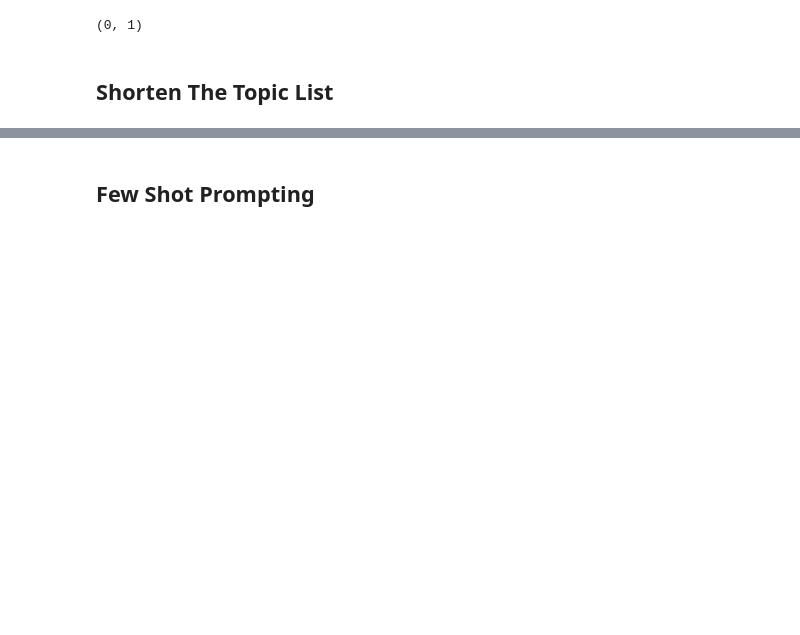
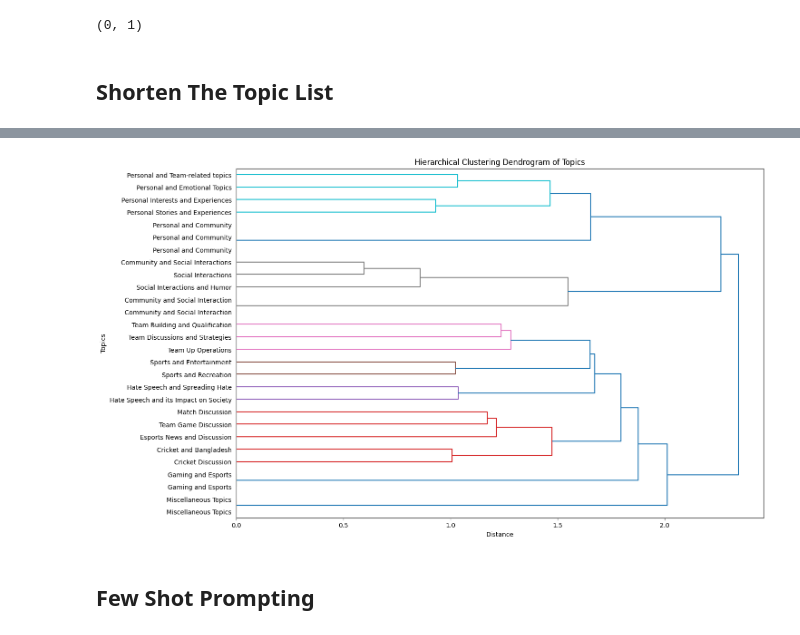
Before and after one commit to oitik/Esports-The-Future, a Jupyter notebook: gemma-7b-it-rag-in-esports-dataset.ipynb, the cells around one changed output, grey strips where cells are left out. Saved outputs shown, nothing was run; the diff lists cells and outputs as text; code cells hidden in the pictures; blank space fills up the shorter version.

```diff
--- a/gemma-7b-it-rag-in-esports-dataset.ipynb
+++ b/gemma-7b-it-rag-in-esports-dataset.ipynb
@@ -998,0 +1007,5 @@ topic_df.to_csv('All_topicsp4.csv', index=False)
+# %%
+tarr = tdf['topic'].tolist()
+
+print(len(tarr))
+tarr[:5]
@@ -998,0 +1019,2 @@ topic_df.to_csv('All_topicsp4.csv', index=False)
+# %%
+topics = ', '.join(tarr[:100])
@@ -1003,3 +1112,0 @@ print(len(farr))
-# %%
-topics = ", ".join(farr[:100])
-# topics
@@ -1014,0 +1204,24 @@ topics = ", ".join(farr[:100])
+# %%
+topics = [topic for topic in topics if topic != 'Nan']
+# %%
+import matplotlib.pyplot as plt
+import pandas as pd
+from scipy.cluster.hierarchy import dendrogram, linkage
+from sklearn.feature_extraction.text import TfidfVectorizer
+
+# Convert the topics into numerical vectors using TF-IDF
+vectorizer = TfidfVectorizer()
+X = vectorizer.fit_transform(topics)
+
+# Perform hierarchical clustering
+Z = linkage(X.toarray(), method='ward')
+
+# Plot the hierarchical clustering as a dendrogram
+plt.figure(figsize=(15, 10))
+dendrogram(Z, labels=topics, orientation='right', leaf_font_size=10)
+plt.title('Hierarchical Clustering Dendrogram of Topics')
+plt.xlabel('Distance')
+plt.ylabel('Topics')
+plt.show()
+# %% [output]
+[figure, added]
```
Also changed, not shown: parts of 33 cells of this notebook.
